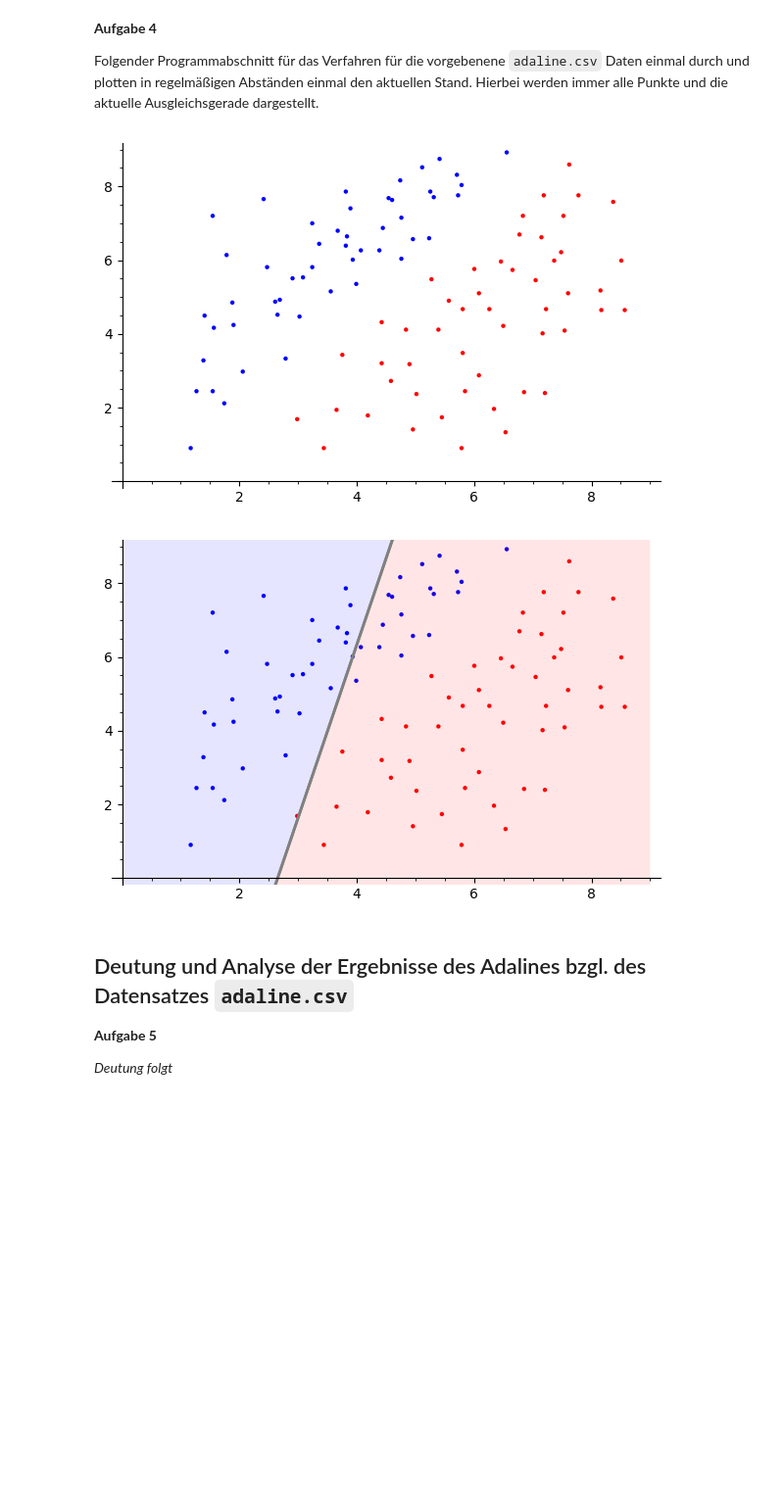
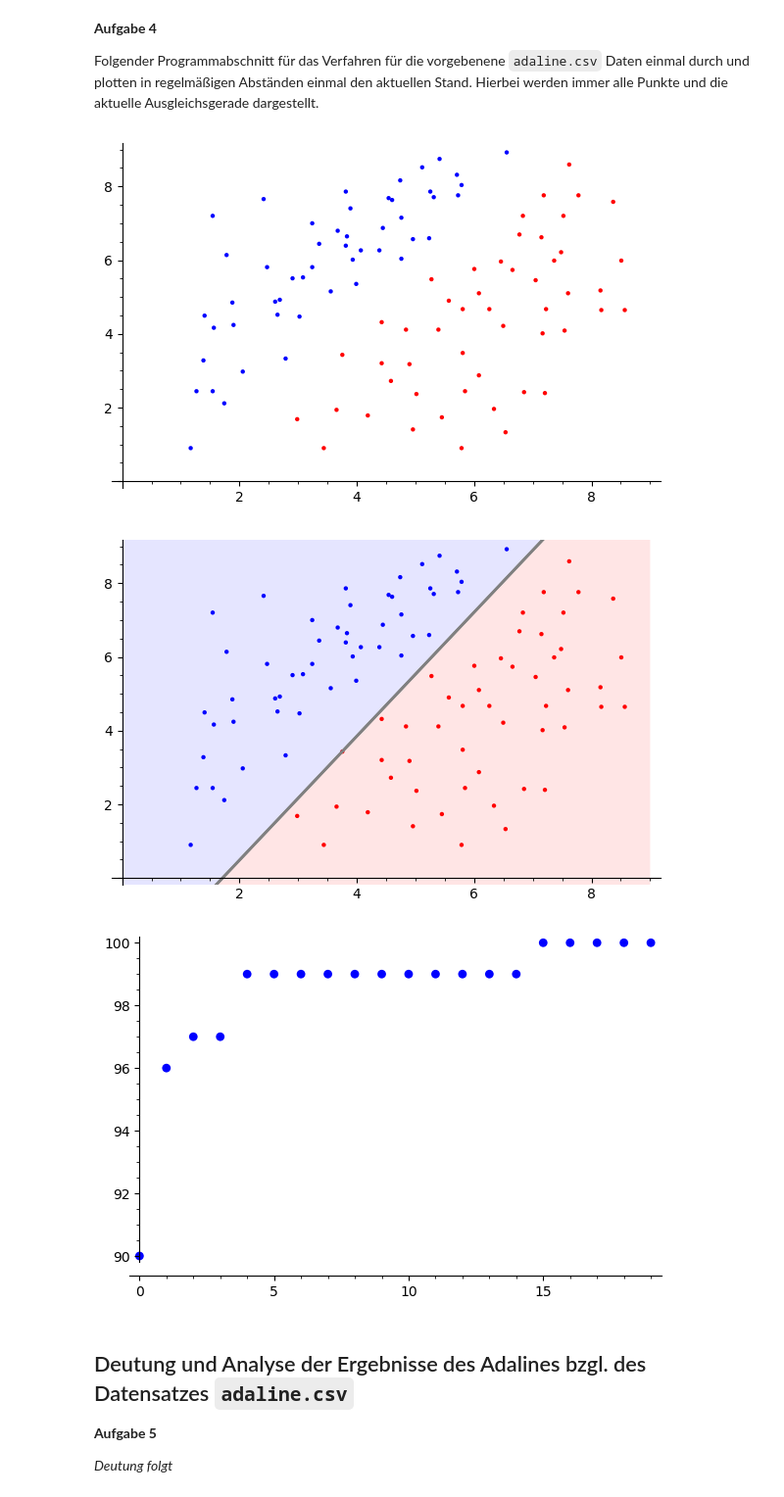
Before and after one commit to simgae/HM-Angewandte-Mathematik, a Jupyter notebook: Lecture_4/Neuronale Netze - Adaline.ipynb, the cells around one changed output. Shown: that part at 98% size. Saved outputs shown, nothing was run; the diff lists cells and outputs as text; code cells hidden in the pictures; blank space fills up the shorter version.

```diff
--- a/Lecture_4/Neuronale Netze - Adaline.ipynb
+++ b/Lecture_4/Neuronale Netze - Adaline.ipynb
@@ -109,10 +110,10 @@ wList = [1, 1, 1]
 dict_values = []
 
 # define value for eta
-eta = 0.01
+eta = 0.001
 
 # define gamma
-gamma = 0.4
+gamma = 0.001
 # %% [markdown]
 Die Methode `f(x)` summiert und multipliziert die Werte des Punktes und der Geraden nach der oben definerten Vorgehensweise. Hiermit kann dann eine Klassfikation mit Hilfe der erlernten Geraden durchgeführt werden.
 # %%
@@ -179,3 +181,13 @@ def readData():
+# %%
+def mixData(dict_values):
+
+    result = []
+
+    for index in range(len(dict_values) / 2):
+        result.append(dict_values[index])
+        result.append(dict_values[len(dict_values) - index - 1])
+
+    return result
 # %% [markdown]
 Die Methode `recalculate(values)` nimmt für alle w's eine Neuberechung vor. Hierfür wird die Fehlerfunktion ausgewertet und anschließend mit dem alten `w` und dem oben definerten `eta` verrechnet.
 # %%
@@ -204,23 +216,44 @@ def terminate_condition (dict_values):
 **Aufgabe 3**
 
 *Hier folgt noch Code der eine Analyse macht: Wie viel Prozent der Daten sind korrekt klassifiziert?*
+# %%
+def evaluateEfficiency(dict_values):
+    pts = []
+    for run in range(20):
+        correctlyEvaluated = len(dict_values)
+        for values in dict_values:
+            recalculate(values)
+        for values in dict_values:
+            evaluation = g(values)
+            if evaluation != values['y']:
+                correctlyEvaluated -= 1
+        pts.append((run, ((100 * correctlyEvaluated) / len(dict_values))))
+
+    graph = point(pts, color='blue', size=40)
+    show(graph)
 # %% [markdown]
  **Aufgabe 4**
 
  Folgender Programmabschnitt für das Verfahren für die vorgebenene `adaline.csv` Daten einmal durch und plotten in regelmäßigen Abständen einmal den aktuellen Stand. Hierbei werden immer alle Punkte und die aktuelle Ausgleichsgerade dargestellt.
 # %%
 dict_values = readData()
+
+dict_values = mixData(dict_values)
 
 plotAll()
 
 while terminate_condition(dict_values):
     for values in dict_values:
         recalculate(values)
 
 plotAll()
+
+wList = [1, 1, 1]
+evaluateEfficiency(dict_values)
 # %% [output]
 [figure]
-[figure, old version]
+[figure, new version]
+[figure, added]
 # %% [markdown]
 ## Deutung und Analyse der Ergebnisse des Adalines bzgl. des Datensatzes `adaline.csv`
 
```
Also changed, not shown: parts of 3 cells of this notebook, 1 other file.
